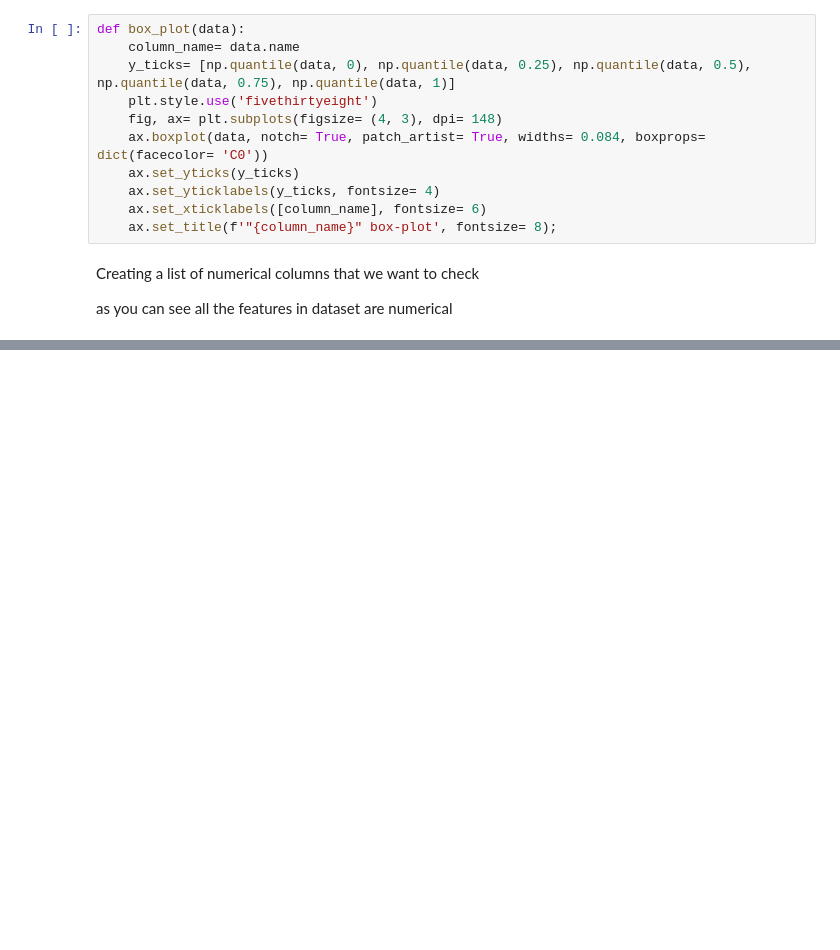
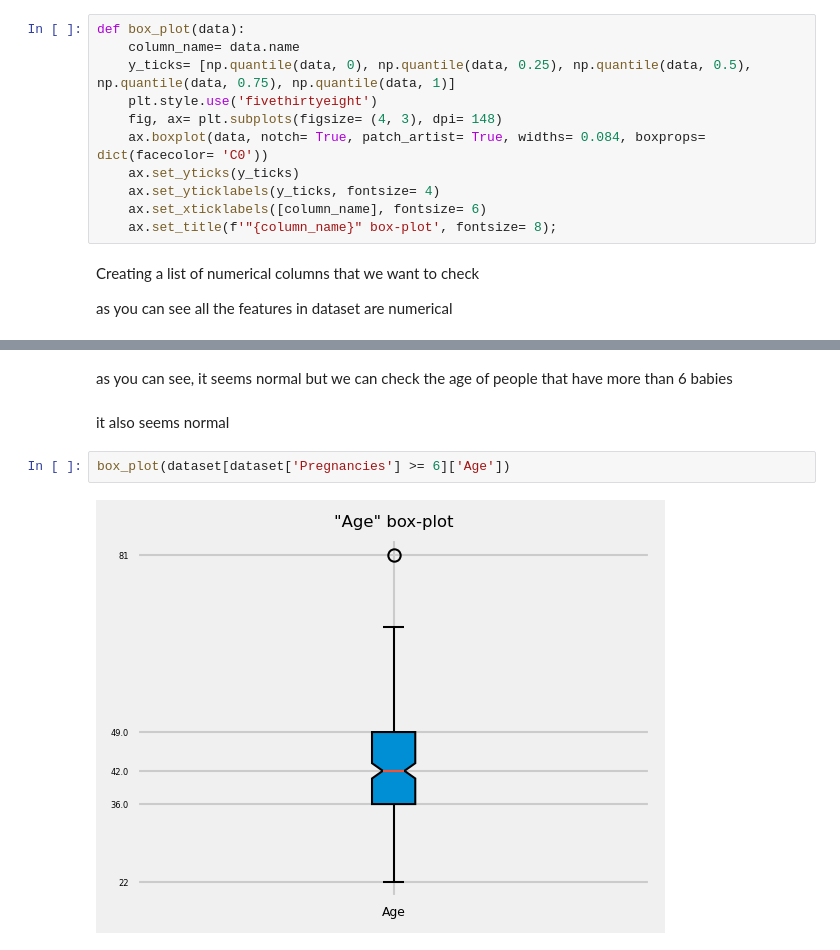
Before and after one commit to ErfaanJoodi/Diabetes-Dataset-Classification, a Jupyter notebook: Diabetes-Dataset-Classification.ipynb, the cells around one changed output, grey strips where cells are left out. Drawn from its saved outputs; the diff is of its cells as text; blank space fills up the shorter version.

```diff
--- a/Diabetes-Dataset-Classification.ipynb
+++ b/Diabetes-Dataset-Classification.ipynb
@@ -103,0 +129,8 @@ numerical_columns
+# %% [markdown]
+as you can see, it seems normal but we can check the age of people that have more than 6 babies
+# %% [markdown]
+it also seems normal
+# %%
+box_plot(dataset[dataset['Pregnancies'] >= 6]['Age'])
+# %% [output]
+[figure, added]
```
Also changed, not shown: parts of 53 cells of this notebook.
